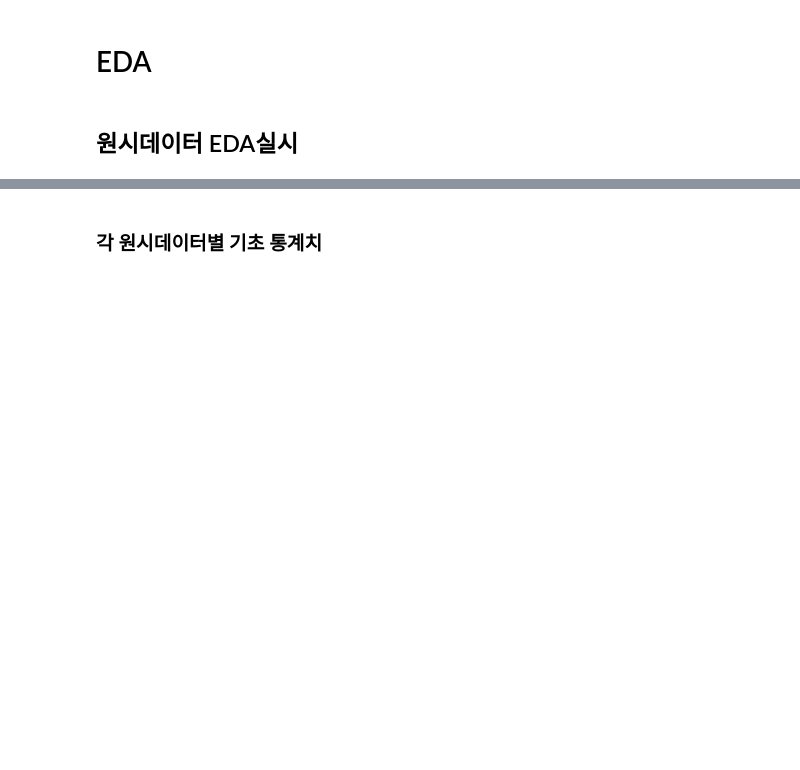
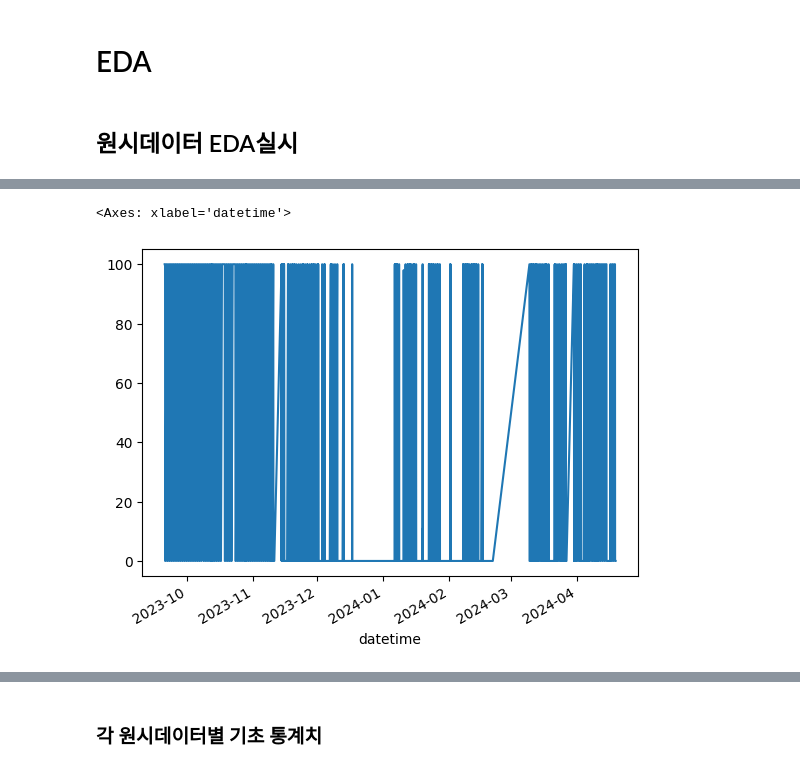
Before and after one commit to spacefarm-co/miribul-2024, a Jupyter notebook: SunseKwon/1.EDA.ipynb, the cells around one changed output, grey strips where cells are left out. Saved outputs shown, nothing was run; the diff lists cells and outputs as text; code cells hidden in the pictures; blank space fills up the shorter version.

```diff
--- a/SunseKwon/1.EDA.ipynb
+++ b/SunseKwon/1.EDA.ipynb
@@ -11,2 +21,7 @@ growth = pd.read_excel('../data/사전테스트-생육데이터.xlsx')
+# %%
+control = control_data.copy()
 # %% [markdown]
 ## 원시데이터 EDA실시
+# %%
+control['datetime'] = pd.to_datetime(control['datetime'], format='%Y-%m-%d %H:%M')
+control.set_index('datetime', inplace=True)
@@ -12,0 +65,3 @@ growth = pd.read_excel('../data/사전테스트-생육데이터.xlsx')
+# %%
+win_col=['upWinL01', 'upWinL02', 'upWinL03', 'upWin0L4', 'upWinR01', 'upWinR02',
+       'upWinR03', 'upWinR04', 'siWinL01', 'siWinL02', 'siWinL03', 'siWinL04' ]
@@ -12,0 +74,2 @@ growth = pd.read_excel('../data/사전테스트-생육데이터.xlsx')
+# %%
+wind = control[win_col]
@@ -12,0 +120,5 @@ growth = pd.read_excel('../data/사전테스트-생육데이터.xlsx')
+# %%
+wind.upWinL01.plot()
+# %% [output]
+<Axes: xlabel='datetime'>
+[figure, added]
```
Also changed, not shown: parts of 66 cells of this notebook, 12 other files.
